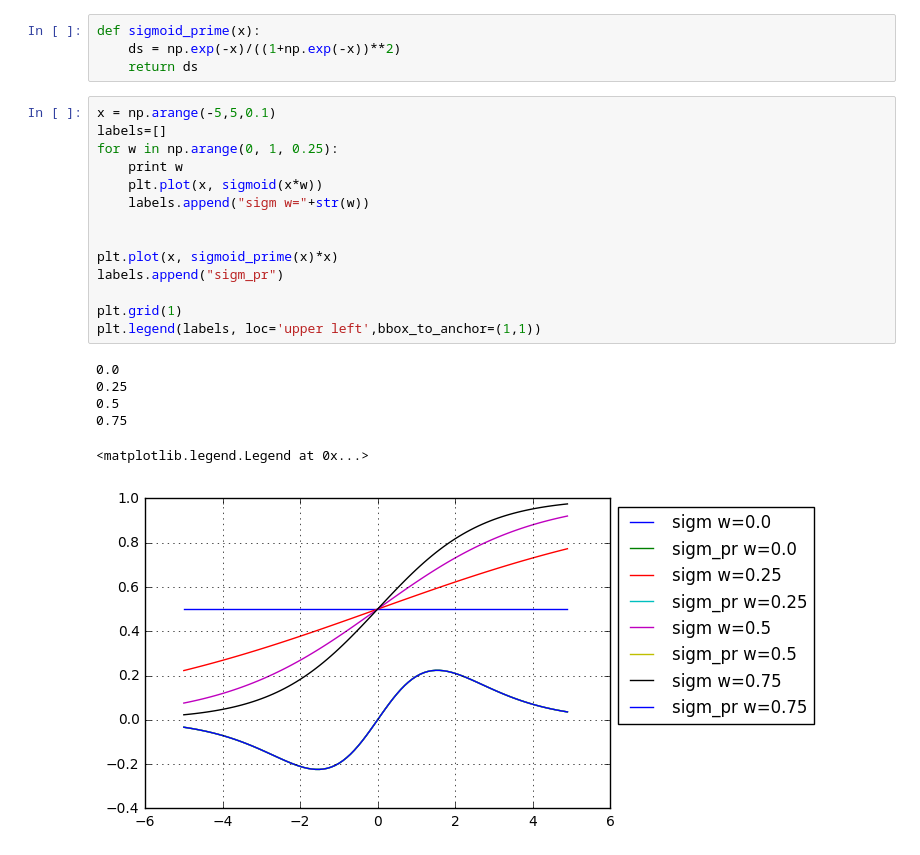
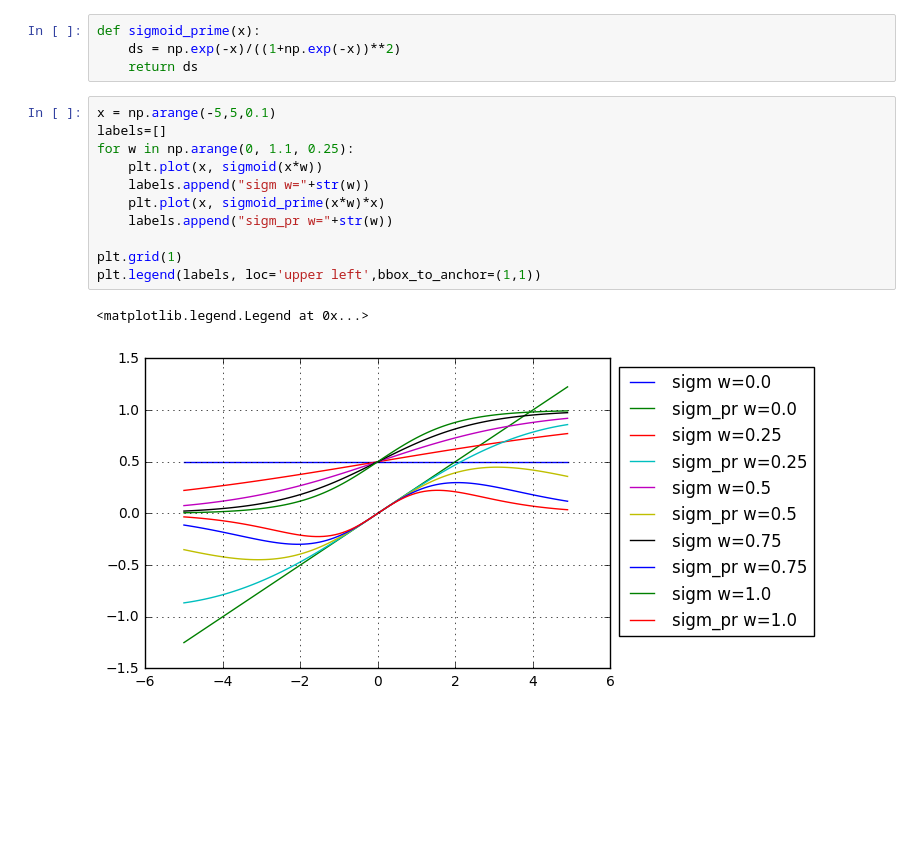
Before and after one commit to pyotr777/synthetic_move, a Jupyter notebook: backprop_research.ipynb, the cells around one changed output. Saved outputs shown, nothing was run; the diff lists cells and outputs as text; blank space fills up the shorter version.

```diff
--- a/backprop_research.ipynb
+++ b/backprop_research.ipynb
@@ -28,21 +28,14 @@ def sigmoid_prime(x):
 # %%
 x = np.arange(-5,5,0.1)
 labels=[]
-for w in np.arange(0, 1, 0.25):
-    print w
+for w in np.arange(0, 1.1, 0.25):
     plt.plot(x, sigmoid(x*w))
     labels.append("sigm w="+str(w))
-
-
-plt.plot(x, sigmoid_prime(x)*x)
-labels.append("sigm_pr")
+    plt.plot(x, sigmoid_prime(x*w)*x)
+    labels.append("sigm_pr w="+str(w))
 
 plt.grid(1)
 plt.legend(labels, loc='upper left',bbox_to_anchor=(1,1))
 # %% [output]
-0.0
-0.25
-0.5
-0.75
+<matplotlib.legend.Legend at 0x...>
-<matplotlib.legend.Legend at 0x...>
-[figure, old version]
+[figure, new version]
```
